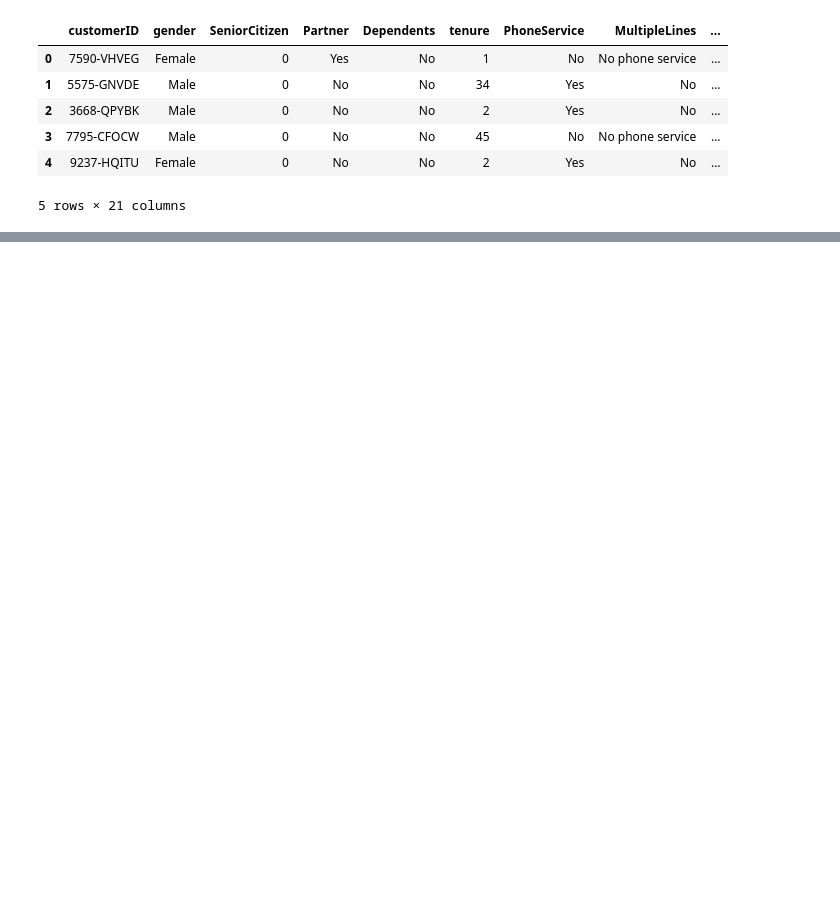
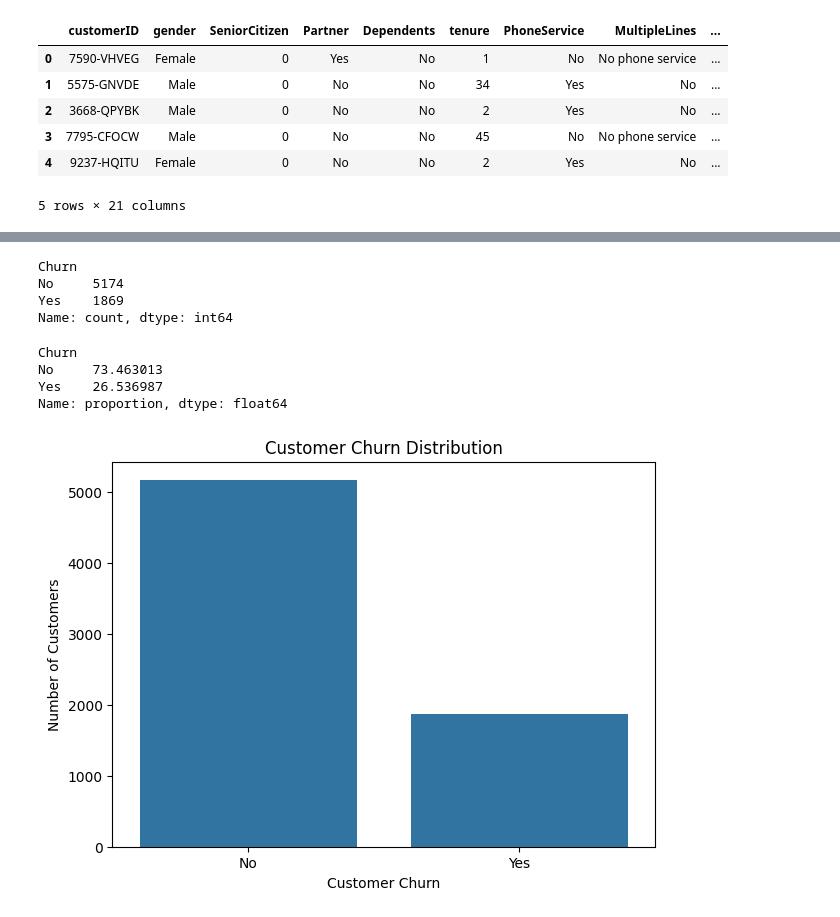
Before and after one commit to Banuka2540/Pytorch-Learning-, a Jupyter notebook: Customer_Curn_Prediction(ANN).ipynb, the cells around one changed output, grey strips where cells are left out. Saved outputs shown, nothing was run; the diff lists cells and outputs as text; code cells hidden in the pictures; blank space fills up the shorter version.

Commit message:
Understand & Visualized the dataset  / EDA

```diff
--- a/Customer_Curn_Prediction(ANN).ipynb
+++ b/Customer_Curn_Prediction(ANN).ipynb
@@ -111,0 +159,9 @@ print(id(data))
+# %%
+# Convert TotalCharges into numerical values
+data["TotalCharges"] = pd.to_numeric(
+    data["TotalCharges"],
+    errors="coerce"
+)
+
+# Check missing values again
+print(data["TotalCharges"].isnull().sum())
@@ -111,0 +191,29 @@ print(id(data))
+# %%
+print(data["Churn"].value_counts())
+# %% [output]
+Churn
+No     5174
+Yes    1869
+Name: count, dtype: int64
+# %%
+print(data["Churn"].value_counts(normalize=True) * 100)
+# %% [output]
+Churn
+No     73.463013
+Yes    26.536987
+Name: proportion, dtype: float64
+# %%
+import matplotlib.pyplot as plt
+import seaborn as sns
+
+plt.figure(figsize=(7, 5))
+
+sns.countplot(data=data, x="Churn")
+
+plt.title("Customer Churn Distribution")
+plt.xlabel("Customer Churn")
+plt.ylabel("Number of Customers")
+
+plt.show()
+# %% [output]
+[figure, added]
```
Also changed, not shown: parts of 15 cells of this notebook.
